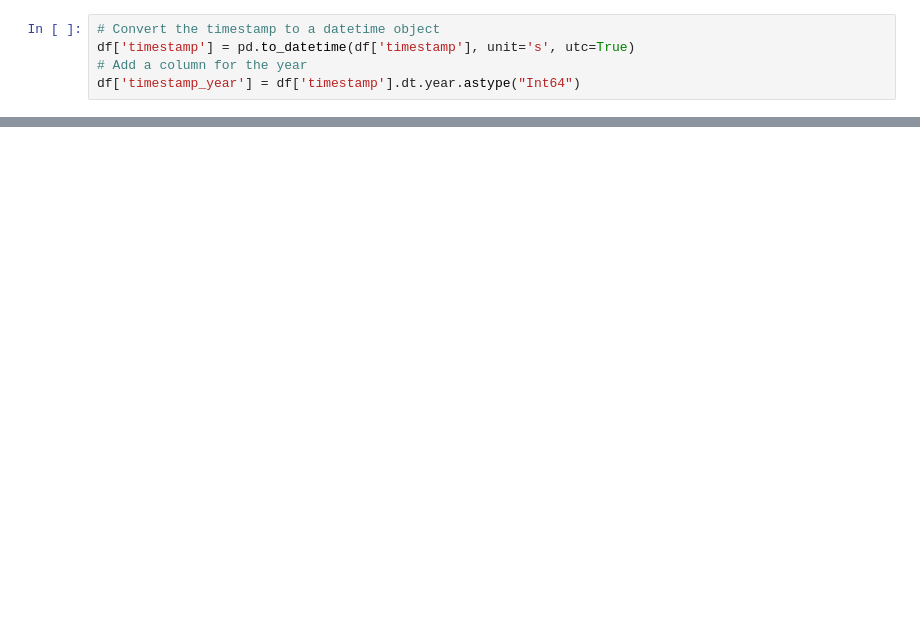
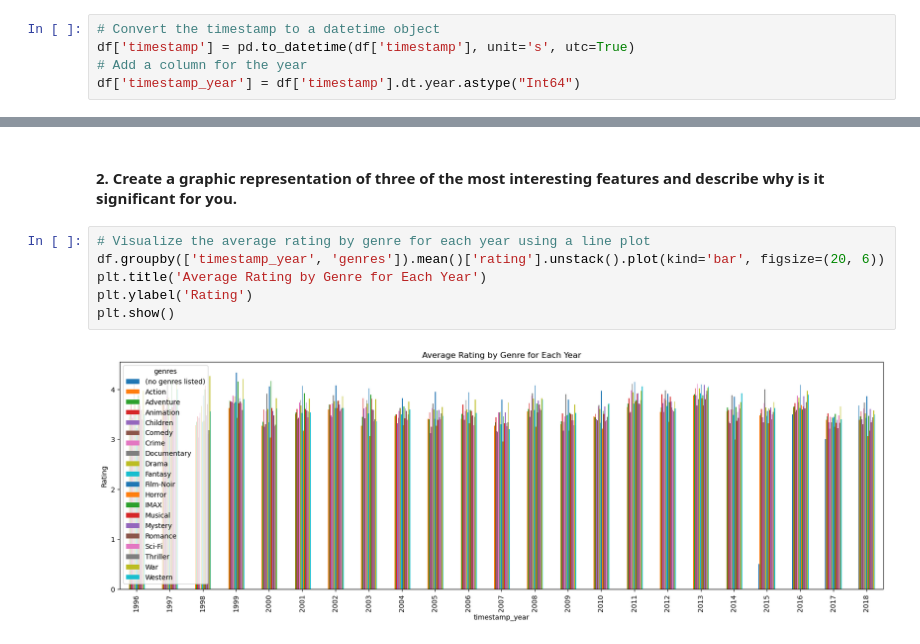
Before and after one commit to Pipaolo/cs-machine-learning, a Jupyter notebook: activity-1-06-02-2023.ipynb, the cells around one changed output, grey strips where cells are left out. Drawn from its saved outputs; the diff is of its cells as text; blank space fills up the shorter version.

```diff
--- a/activity-1-06-02-2023.ipynb
+++ b/activity-1-06-02-2023.ipynb
@@ -199,0 +213,10 @@ plt.show()
+# %% [markdown]
+#### 2. Create a graphic representation of three of the most interesting features and describe why is it significant for you.
+# %%
+# Visualize the average rating by genre for each year using a line plot
+df.groupby(['timestamp_year', 'genres']).mean()['rating'].unstack().plot(kind='bar', figsize=(20, 6))
+plt.title('Average Rating by Genre for Each Year')
+plt.ylabel('Rating')
+plt.show()
+# %% [output]
+[figure, added]
```
Also changed, not shown: parts of 10 cells of this notebook.
